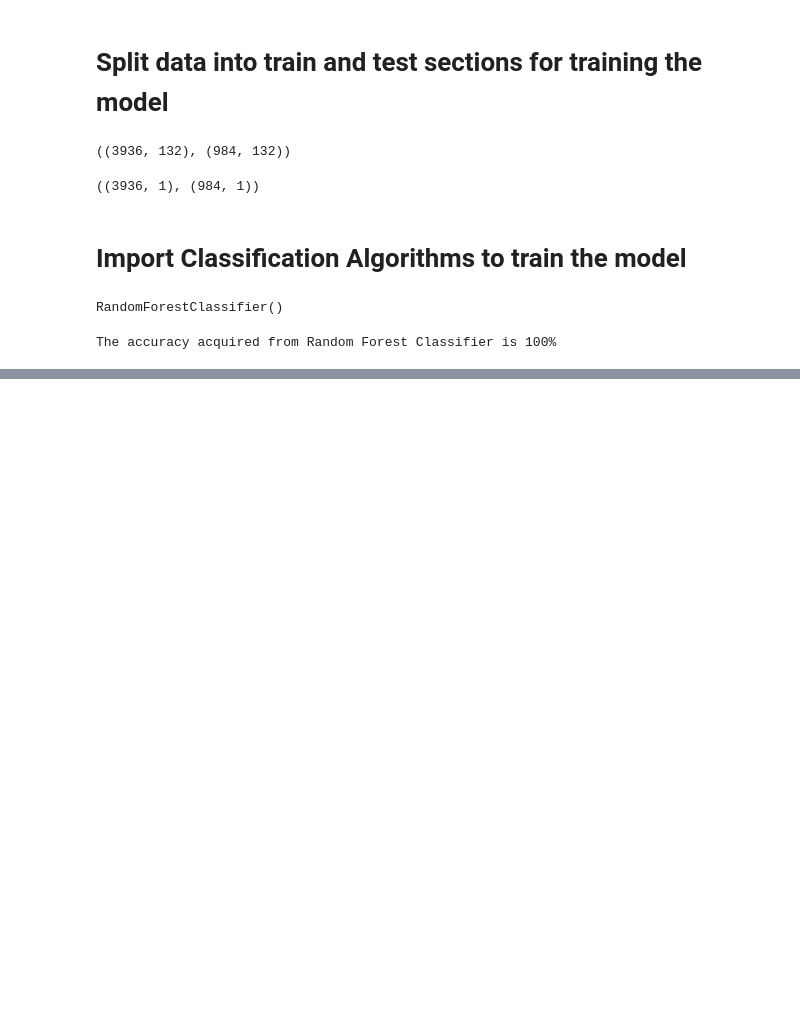
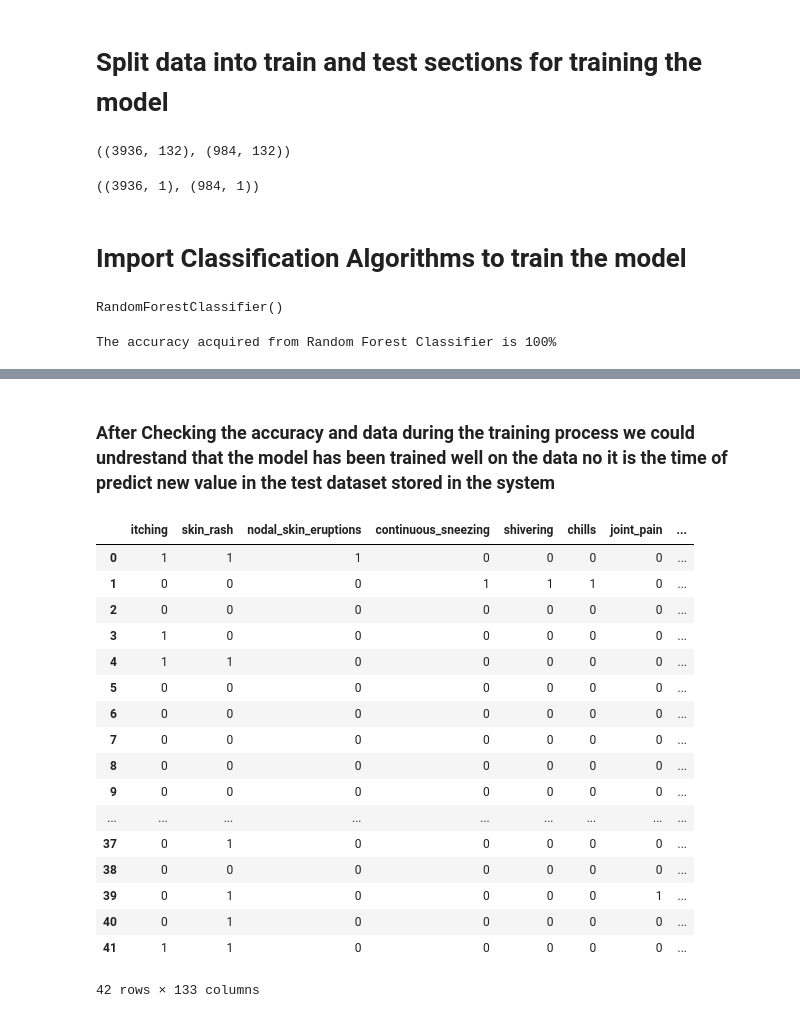
Before and after one commit to rezakharamani/DiseasePredictionClassification, a Jupyter notebook: DiseasePrediction.ipynb, the cells around one changed output, grey strips where cells are left out. Saved outputs shown, nothing was run; the diff lists cells and outputs as text; code cells hidden in the pictures; blank space fills up the shorter version.

```diff
--- a/DiseasePrediction.ipynb
+++ b/DiseasePrediction.ipynb
@@ -337,0 +553,35 @@ n_jobs is None by default, which means unset; it will generally be interpreted a
+# %% [markdown]
+### After Checking the accuracy and data during the training process we could undrestand that the model has been trained well on the data no it is the time of predict new value in the test dataset stored in the system
+# %%
+import pandas as pd
+svm_model = SVC()
+bayze_model = GaussianNB()
+RandomForest_Model = RandomForestClassifier()
+
+svm_model.fit(x_train, y_train)
+bayze_model.fit(x_train, y_train)
+RandomForest_Model.fit(x_train, y_train)
+
+## now we call the new as test data to the dataframe
+
+New_Data = pd.read_csv("/Users/rezakharamani/Data/env/GitHub/DiseasePrediction/dataset/Testing.csv")
+New_Data
+# %% [output]
+|  | itching | skin_rash | nodal_skin_eruptions | continuous_sneezing | shivering | chills | joint_pain | ... |
+| 0 | 1 | 1 | 1 | 0 | 0 | 0 | 0 | ... |
+| 1 | 0 | 0 | 0 | 1 | 1 | 1 | 0 | ... |
+| 2 | 0 | 0 | 0 | 0 | 0 | 0 | 0 | ... |
+| 3 | 1 | 0 | 0 | 0 | 0 | 0 | 0 | ... |
+| 4 | 1 | 1 | 0 | 0 | 0 | 0 | 0 | ... |
+| 5 | 0 | 0 | 0 | 0 | 0 | 0 | 0 | ... |
+| 6 | 0 | 0 | 0 | 0 | 0 | 0 | 0 | ... |
+| 7 | 0 | 0 | 0 | 0 | 0 | 0 | 0 | ... |
+| 8 | 0 | 0 | 0 | 0 | 0 | 0 | 0 | ... |
+| 9 | 0 | 0 | 0 | 0 | 0 | 0 | 0 | ... |
+| ... | ... | ... | ... | ... | ... | ... | ... | ... |
+| 37 | 0 | 1 | 0 | 0 | 0 | 0 | 0 | ... |
+| 38 | 0 | 0 | 0 | 0 | 0 | 0 | 0 | ... |
+| 39 | 0 | 1 | 0 | 0 | 0 | 0 | 1 | ... |
+| 40 | 0 | 1 | 0 | 0 | 0 | 0 | 0 | ... |
+| 41 | 1 | 1 | 0 | 0 | 0 | 0 | 0 | ... |
+42 rows × 133 columns
```
Also changed, not shown: parts of 13 cells of this notebook.
